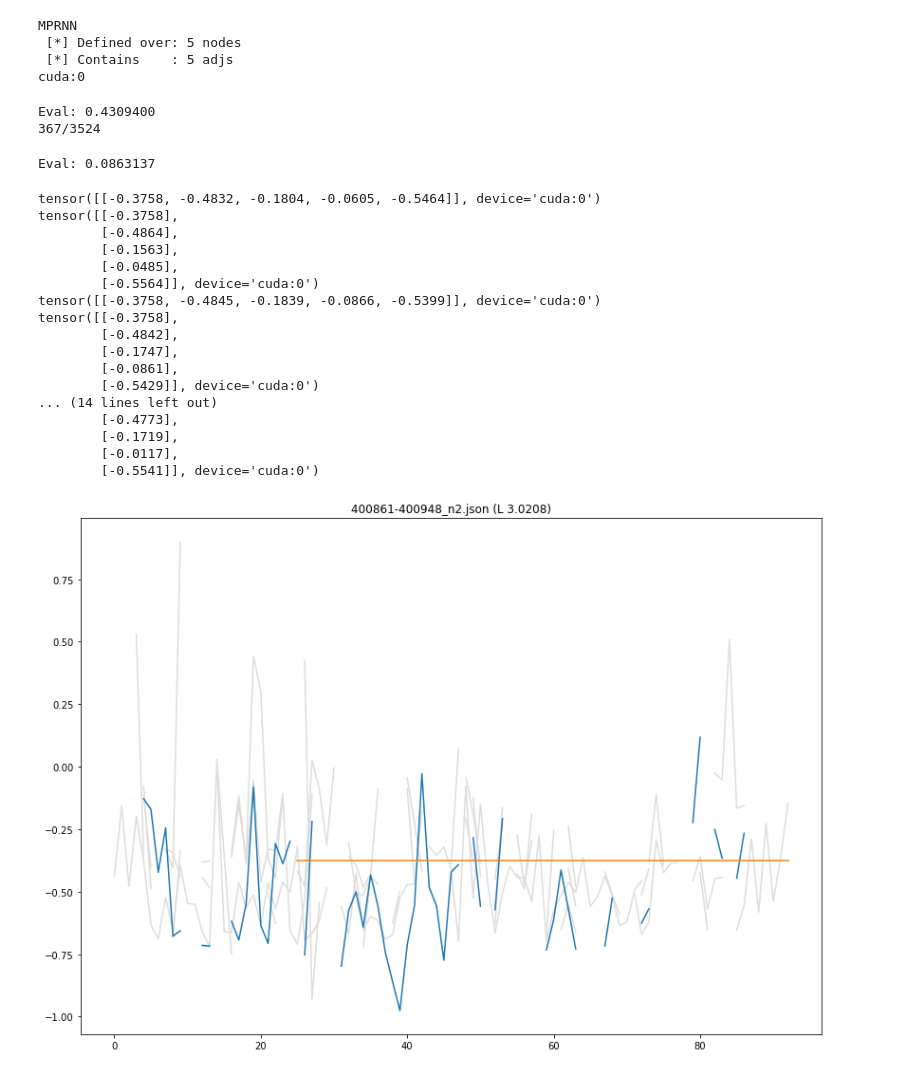
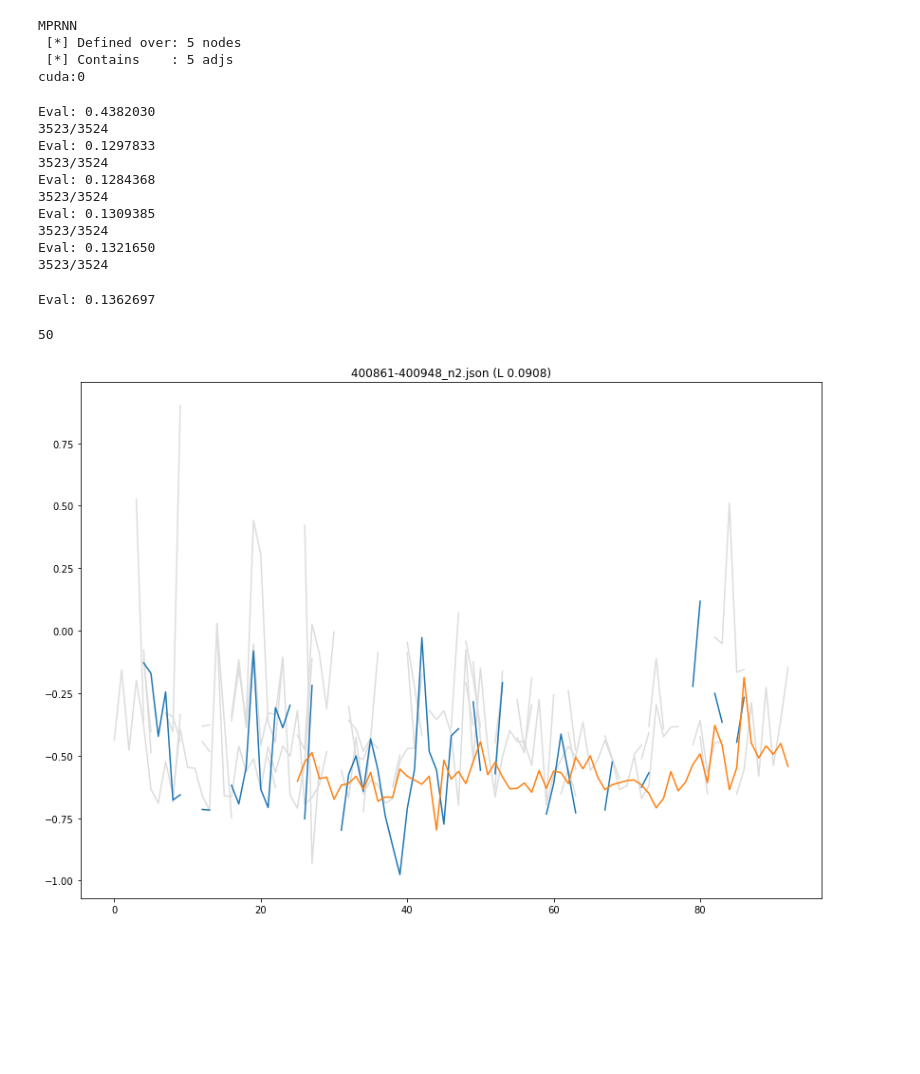
Before and after one commit to ulzee/traffic, a Jupyter notebook: DaysDemo.ipynb, the cells around one changed output. Saved outputs shown, nothing was run; the diff lists cells and outputs as text; code cells hidden in the pictures; blank space fills up the shorter version.

```diff
--- a/DaysDemo.ipynb
+++ b/DaysDemo.ipynb
@@ -297,7 +297,7 @@ def run_plot(mdl, crit=None, run=None, post=None):
     total_loss = 0
     total_count = 0
     root_loss = 0
-    blob = evaluate(mdl, crit, day=dayind)
+#     blob = evaluate(mdl, crit, day=dayind)
 #     print(blob)
 
     trange = list(range(n_lag, len(series)-1))
@@ -308,18 +308,11 @@ def run_plot(mdl, crit=None, run=None, post=None):
             batch, labels, lmask = format_batch([(dayind, ti)], valset.data)
 
             if post:
-                batch = post(batch)
-                batch = [[torch.rand(vel.size()).cuda() for vel in seq] for seq in batch]
-
+                batch, labels, lmask = post(batch, labels, lmask)
             if run:
                 preds = run(batch)
             else:
                 preds = mdl(batch)
-
-#             if ti in blob[dayind]:
-#                 before = blob[dayind][ti]
-#                 diff = crit(preds[lmask], before[lmask]).item()
-#                 print(diff)
 
             predicted.append(preds.squeeze().detach().cpu().numpy())
             if crit is not None:
@@ -329,6 +322,7 @@ def run_plot(mdl, crit=None, run=None, post=None):
                     total_loss += loss.item()
                     total_count += 1
 
+    print(total_count)
     predicted = np.array(predicted)
 
     plt.figure(figsize=(14, 10))
@@ -365,7 +359,7 @@ MPRNN
  [*] Contains    : 5 adjs
 cuda:0
 # %%
-mprnn_params = mprnn.params()
+mprnn_params = mprnn.params(lr=0.001)
 # %%
 def post_format(batch, labels=None, lmask=None):
     seq_labels = torch.cat([batch[:, 1:], labels], dim=1) \
@@ -377,10 +371,8 @@ def post_format(batch, labels=None, lmask=None):
 
     return batch, seq_labels, seq_lmask
 
-def filter_result(inp):
-    return mprnn(inp)[:, -1, :].permute(1, 0)
-
 for epoch in range(5):
+    mprnn_params[2].step()
     evaluate(mprnn, mprnn_params[0], post=post_format)
 
     mprnn.train()
@@ -399,32 +391,30 @@ for epoch in range(5):
     sys.stdout.write('\n')
     sys.stdout.flush()
 # %% [output]
-Eval: 0.4309400
-367/3524
+Eval: 0.4382030
+3523/3524
+Eval: 0.1297833
+3523/3524
+Eval: 0.1284368
+3523/3524
+Eval: 0.1309385
+3523/3524
+Eval: 0.1321650
+3523/3524
 # %%
-evaluate(mprnn, mprnn_params[0], post=post_format, run=filter_result)
+_ = evaluate(mprnn, mprnn_params[0], post=post_format, run=filter_result)
 # %% [output]
-Eval: 0.0863137
+Eval: 0.1362697
-# %%
-
-
-run_plot(mprnn, crit=mprnn_params[0], post=post_format, run=filter_result)
-# %% [output]
-tensor([[-0.3758, -0.4832, -0.1804, -0.0605, -0.5464]], device='cuda:0')
-tensor([[-0.3758],
-        [-0.4864],
-        [-0.1563],
-        [-0.0485],
-        [-0.5564]], device='cuda:0')
-tensor([[-0.3758, -0.4845, -0.1839, -0.0866, -0.5399]], device='cuda:0')
-tensor([[-0.3758],
-        [-0.4842],
-        [-0.1747],
-        [-0.0861],
-        [-0.5429]], device='cuda:0')
-... (14 lines left out)
-        [-0.4773],
-        [-0.1719],
-        [-0.0117],
-        [-0.5541]], device='cuda:0')
-[figure, removed]
+# %%
+def filter_result(inp):
+    return mprnn(inp)[:, -1, :].permute(1, 0)
+
+def last_format(batch, labels=None, lmask=None):
+    batch, labels, lmask = post_format(batch, labels, lmask)
+
+    return batch, labels[:, -1, :].permute(1, 0), lmask[:, -1, :].permute(1, 0)
+
+run_plot(mprnn, crit=mprnn_params[0], post=last_format, run=filter_result)
+# %% [output]
+50
+[figure, added]
```
Also changed, not shown: parts of 1 cell of this notebook, 8 other files.
